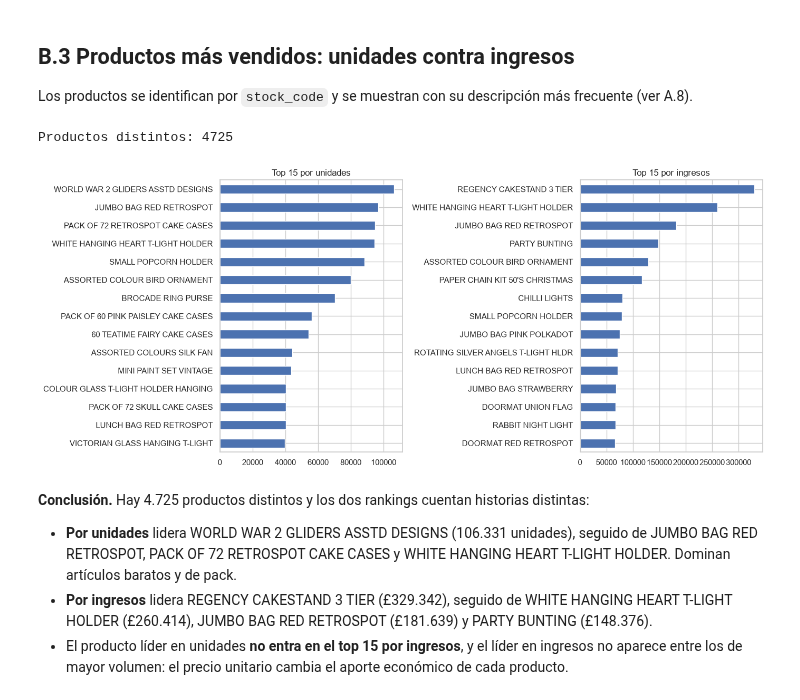
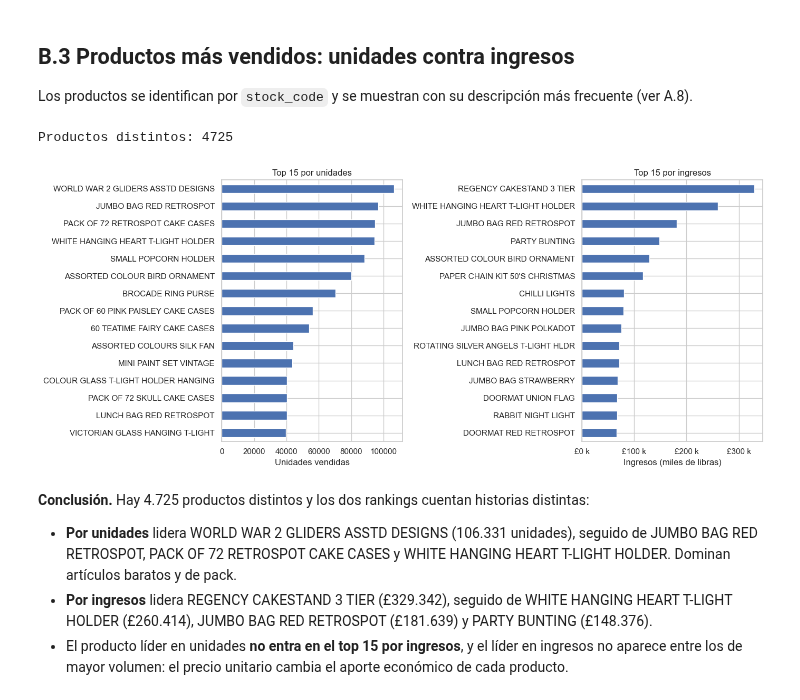
Before and after one commit to MafeLopezQuintana/asistente-regalos-ecommerce, a Jupyter notebook: notebooks/03_eda.ipynb, the cells around one changed output. Cells and saved outputs as stored; diff of their text form; code cells hidden in the pictures.

Commit message:
EDA: corrige la escala del top 15 por ingresos (miles de libras) y guarda la figura

```diff
--- a/notebooks/03_eda.ipynb
+++ b/notebooks/03_eda.ipynb
@@ -1401,26 +1401,33 @@ Los productos se identifican por `stock_code` y se muestran con su descripción
 # %%
 # Descripción más frecuente de cada código (el mismo producto puede tener varias descripciones)
 desc = (df.groupby(["stock_code", "description"]).size().reset_index(name="n")
           .sort_values("n", ascending=False).drop_duplicates("stock_code")
           .set_index("stock_code")["description"])
 
 prod = df.groupby("stock_code").agg(unidades=("quantity", "sum"), ventas=("ventas", "sum"),
                                     precio_mediana=("unit_price", "median"))
 prod["descripcion"] = desc
 print("Productos distintos:", len(prod))
 
 fig, axes = plt.subplots(1, 2, figsize=(14, 6))
 prod.nlargest(15, "unidades").set_index("descripcion")["unidades"].sort_values().plot.barh(
     ax=axes[0], title="Top 15 por unidades")
 prod.nlargest(15, "ventas").set_index("descripcion")["ventas"].sort_values().plot.barh(
     ax=axes[1], title="Top 15 por ingresos")
+# Escala de ingresos en miles de libras, con marcas cada £100 k (antes los números se encimaban)
+from matplotlib.ticker import FuncFormatter, MultipleLocator
+axes[1].xaxis.set_major_locator(MultipleLocator(100_000))
+axes[1].xaxis.set_major_formatter(FuncFormatter(lambda x, _: f"£{x / 1000:,.0f} k".replace(",", ".")))
+axes[1].set_xlabel("Ingresos (miles de libras)")
+axes[0].set_xlabel("Unidades vendidas")
 for a in axes:
     a.set_ylabel("")
 plt.tight_layout()
+plt.savefig(Path("../reports/figures/02_top_productos.png"), dpi=120, bbox_inches="tight")
 plt.show()
 # %% [output]
 Productos distintos: 4725
-[figure, old version]
+[figure, new version]
 # %% [markdown]
 **Conclusión.** Hay 4.725 productos distintos y los dos rankings cuentan historias distintas:
 
```
Also changed, not shown: parts of 6 cells of this notebook, 1 other file.
